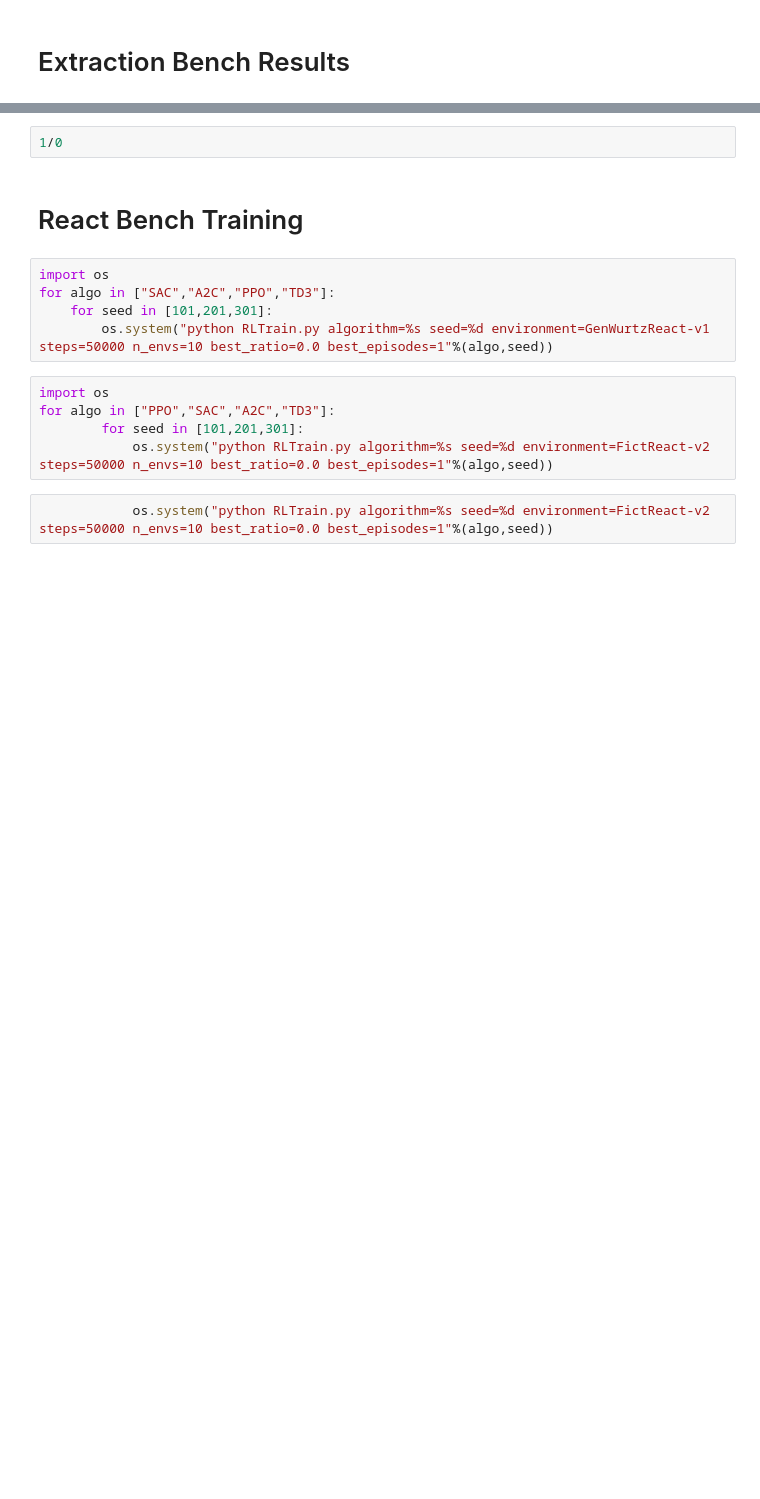
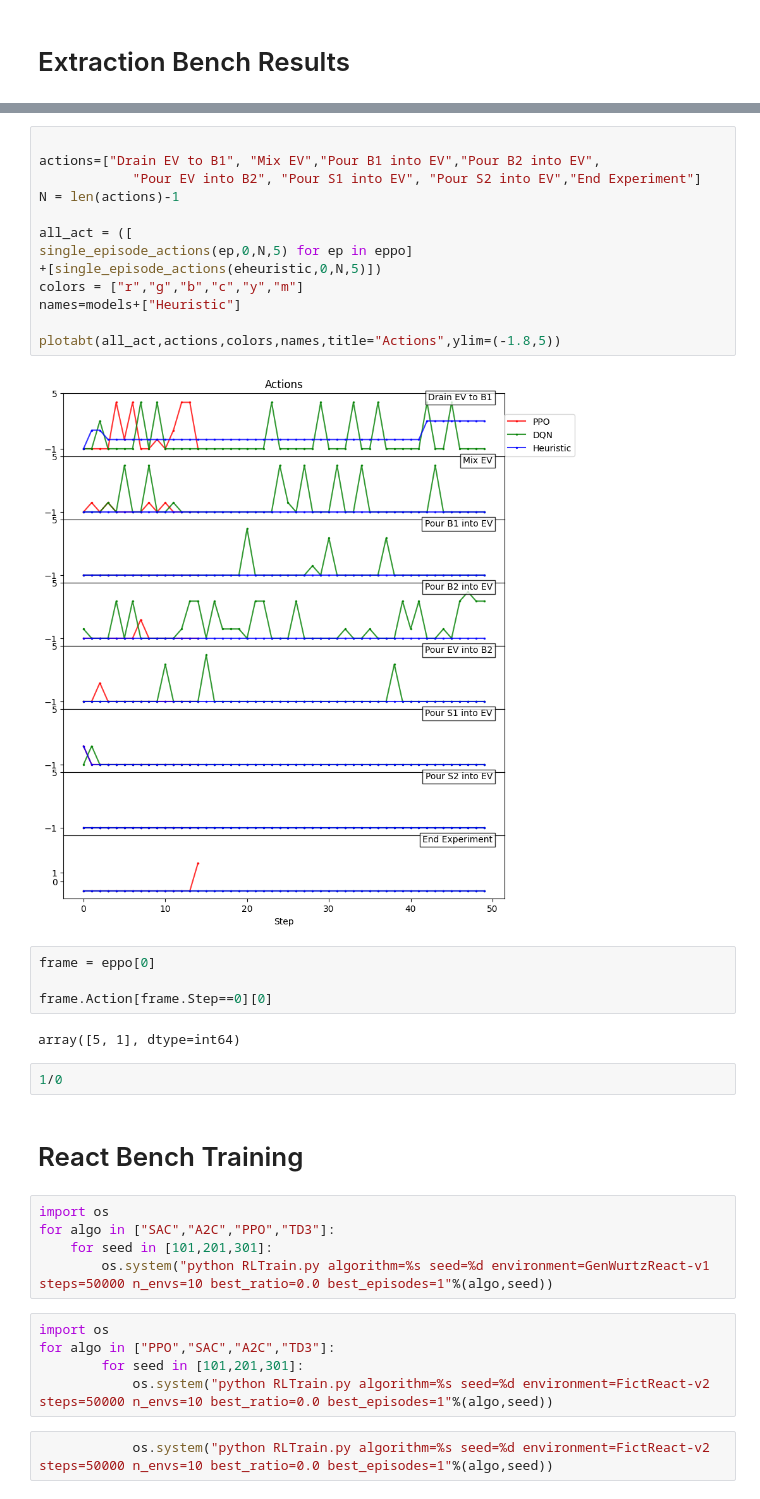
Before and after one commit to chemgymrl/chemgymrl, a Jupyter notebook: RL_rollout/Agent_Visualization.ipynb, the cells around one changed output, grey strips where cells are left out. Drawn from its saved outputs; the diff is of its cells as text; blank space fills up the shorter version.

```diff
--- a/RL_rollout/Agent_Visualization.ipynb
+++ b/RL_rollout/Agent_Visualization.ipynb
@@ -541,3 +604,24 @@ plotabt(all_act,actions,colors,names,title_ext="(WurtzExtract)")
+# %%
+
+actions=["Drain EV to B1", "Mix EV","Pour B1 into EV","Pour B2 into EV",
+            "Pour EV into B2", "Pour S1 into EV", "Pour S2 into EV","End Experiment"]
+N = len(actions)-1
+
+all_act = ([
+single_episode_actions(ep,0,N,5) for ep in eppo]
++[single_episode_actions(eheuristic,0,N,5)])
+colors = ["r","g","b","c","y","m"]
+names=models+["Heuristic"]
+
+plotabt(all_act,actions,colors,names,title="Actions",ylim=(-1.8,5))
+# %% [output]
+[figure, added]
+# %%
+frame = eppo[0]
+
+frame.Action[frame.Step==0][0]
+# %% [output]
+array([5, 1], dtype=int64)
 # %%
 1/0
 # %% [markdown]
```
Also changed, not shown: parts of 15 cells of this notebook.
